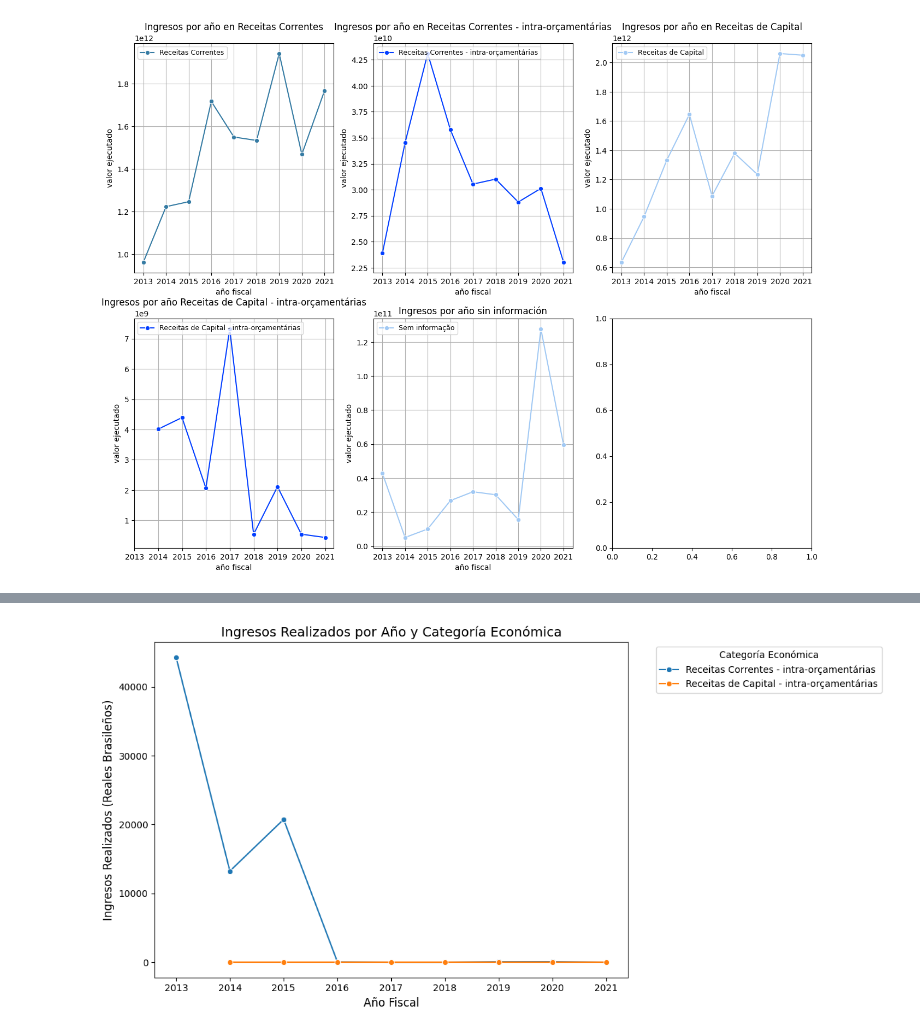
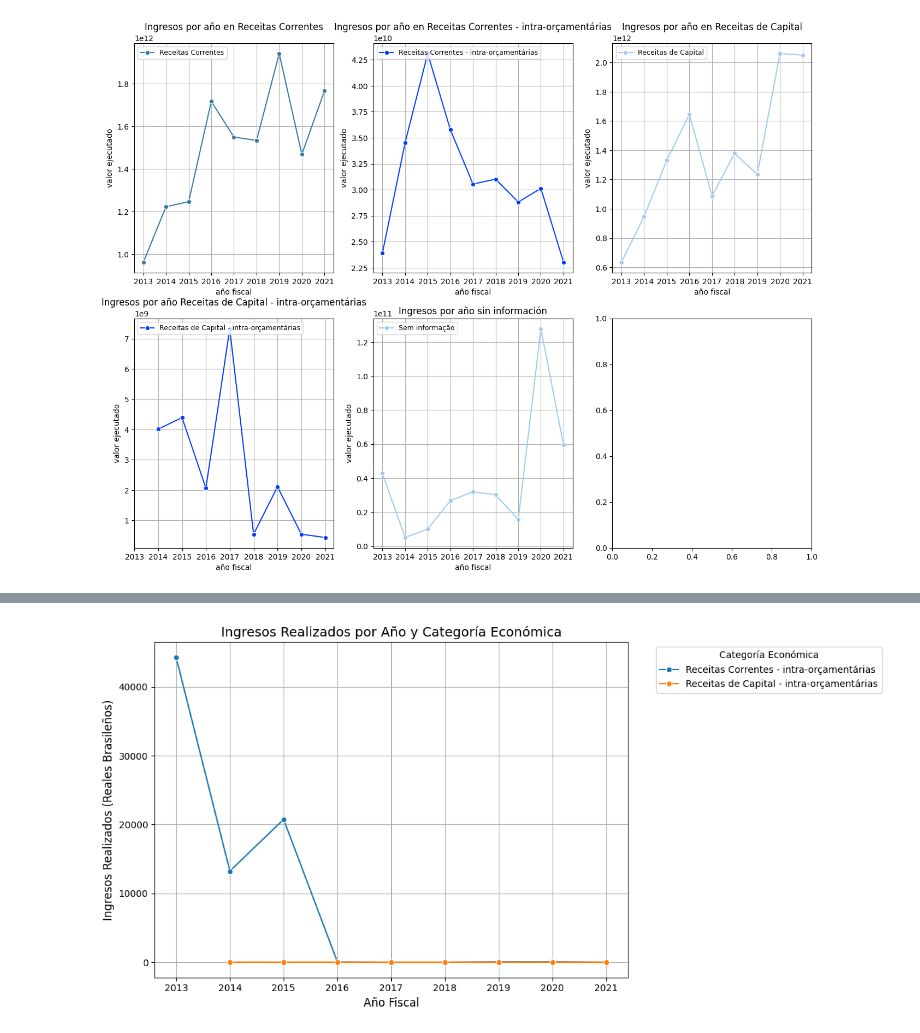
Before and after one commit to apelsito/Proyecto2-EDA-Ingresos-Brasil, a Jupyter notebook: jupyter_notebooks/03_EDA.ipynb, the cells around one changed output, grey strips where cells are left out. Cells and saved outputs as stored; diff of their text form; code cells hidden in the pictures.

```diff
--- a/jupyter_notebooks/03_EDA.ipynb
+++ b/jupyter_notebooks/03_EDA.ipynb
@@ -24,7 +24,7 @@ warnings.filterwarnings("ignore")
 pd.options.display.float_format = "{:.2f}".format
 # Carga el dataset de trabajo
 pd.set_option("display.max_columns", None) #Ver todo
-df = pd.read_csv("../datos/output/datos_2013_to_2021Fase2.csv", delimiter=",",index_col=0)
+df = pd.read_csv("../datos/output/no_subir/datos_2013_to_2021Fase2.csv", delimiter=",",index_col=0)
 # %% [markdown]
 df
 # %%
@@ -337,12 +351,13 @@ df3 = df[c | c2 ]
 # %%
 anuales_por_categoria = df3.groupby(["año fiscal", "categoría económica"])["nuevo porcentaje ejecutado"].sum().reset_index()
 plt.figure(figsize=(12, 6))
 sns.lineplot(x="año fiscal", y="nuevo porcentaje ejecutado", hue="categoría económica", data=anuales_por_categoria, marker="o")
 plt.title("Ingresos Realizados por Año y Categoría Económica", fontsize=14)
 plt.xlabel("Año Fiscal", fontsize=12)
 plt.ylabel("Ingresos Realizados (Reales Brasileños)", fontsize=12)
 # Ajustar la leyenda para que no tape las lineas
+plt.grid()
 plt.legend(title="Categoría Económica", bbox_to_anchor=(1.05, 1), loc="upper left")
 plt.tight_layout()
 # %% [output]
-[figure, old version]
+[figure, new version]
```
Also changed, not shown: parts of 9 cells of this notebook, 3 other files.
